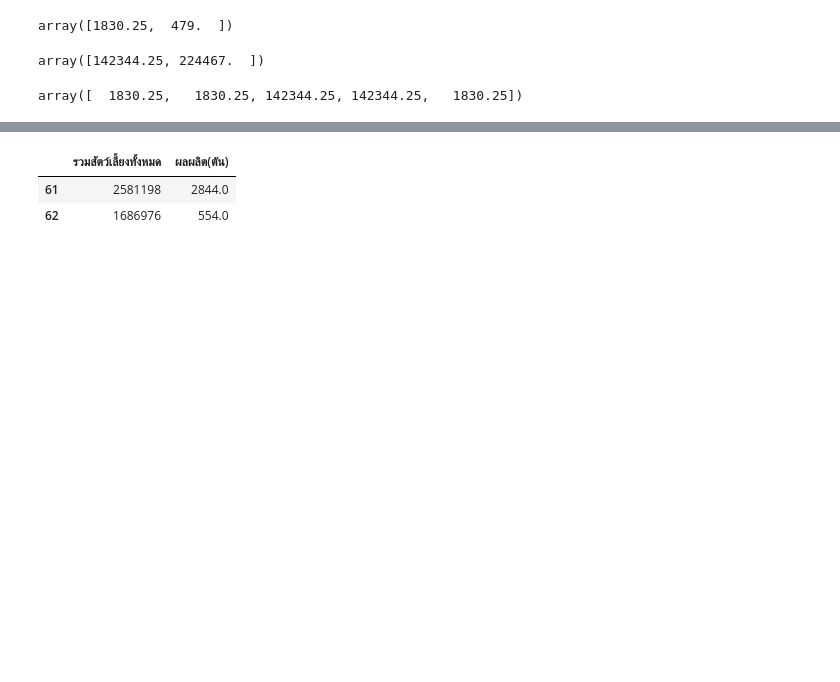
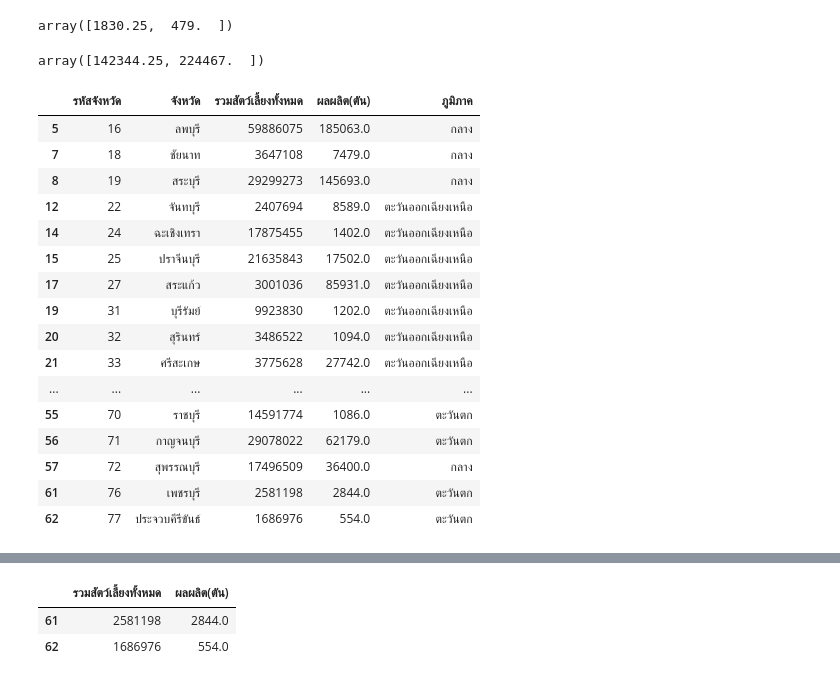
Before and after one commit to tthawatch/DPDM, a Jupyter notebook: Untitled2.ipynb, the cells around one changed output, grey strips where cells are left out. Saved outputs shown, nothing was run; the diff lists cells and outputs as text; code cells hidden in the pictures; blank space fills up the shorter version.

```diff
--- a/Untitled2.ipynb
+++ b/Untitled2.ipynb
@@ -467,7 +457,3 @@ array([1830.25,  479.  ])
 ret['whiskers'][1].get_xdata()
 # %% [output]
 array([142344.25, 224467.  ])
-# %%
-ret['boxes'][0].get_xdata()
-# %% [output]
-array([  1830.25,   1830.25, 142344.25, 142344.25,   1830.25])
@@ -474 +463,21 @@ array([  1830.25,   1830.25, 142344.25, 142344.25,   1830.25])
+# %%
+no_outlier_no_missing
+# %% [output]
+|  | รหัสจังหวัด | จังหวัด | รวมสัตว์เลี้ยงทั้งหมด | ผลผลิต(ตัน) | ภูมิภาค |
+| 5 | 16 | ลพบุรี | 59886075 | 185063.0 | กลาง |
+| 7 | 18 | ชัยนาท | 3647108 | 7479.0 | กลาง |
+| 8 | 19 | สระบุรี | 29299273 | 145693.0 | กลาง |
+| 12 | 22 | จันทบุรี | 2407694 | 8589.0 | ตะวันออกเฉียงเหนือ |
+| 14 | 24 | ฉะเชิงเทรา | 17875455 | 1402.0 | ตะวันออกเฉียงเหนือ |
+| 15 | 25 | ปราจีนบุรี | 21635843 | 17502.0 | ตะวันออกเฉียงเหนือ |
+| 17 | 27 | สระแก้ว | 3001036 | 85931.0 | ตะวันออกเฉียงเหนือ |
+| 19 | 31 | บุรีรัมย์ | 9923830 | 1202.0 | ตะวันออกเฉียงเหนือ |
+| 20 | 32 | สุรินทร์ | 3486522 | 1094.0 | ตะวันออกเฉียงเหนือ |
+| 21 | 33 | ศรีสะเกษ | 3775628 | 27742.0 | ตะวันออกเฉียงเหนือ |
+| ... | ... | ... | ... | ... | ... |
+| 55 | 70 | ราชบุรี | 14591774 | 1086.0 | ตะวันตก |
+| 56 | 71 | กาญจนบุรี | 29078022 | 62179.0 | ตะวันตก |
+| 57 | 72 | สุพรรณบุรี | 17496509 | 36400.0 | กลาง |
+| 61 | 76 | เพชรบุรี | 2581198 | 2844.0 | ตะวันตก |
+| 62 | 77 | ประจวบคีรีขันธ์ | 1686976 | 554.0 | ตะวันตก |
 # %%
```
Also changed, not shown: parts of 38 cells of this notebook.
